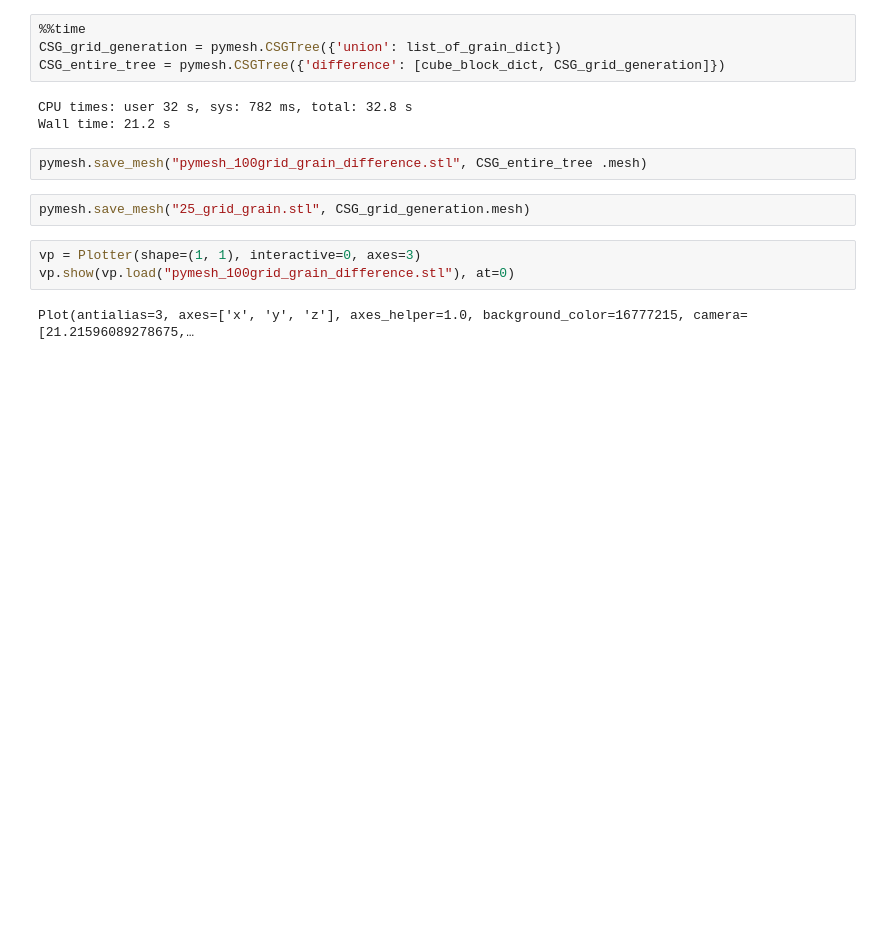
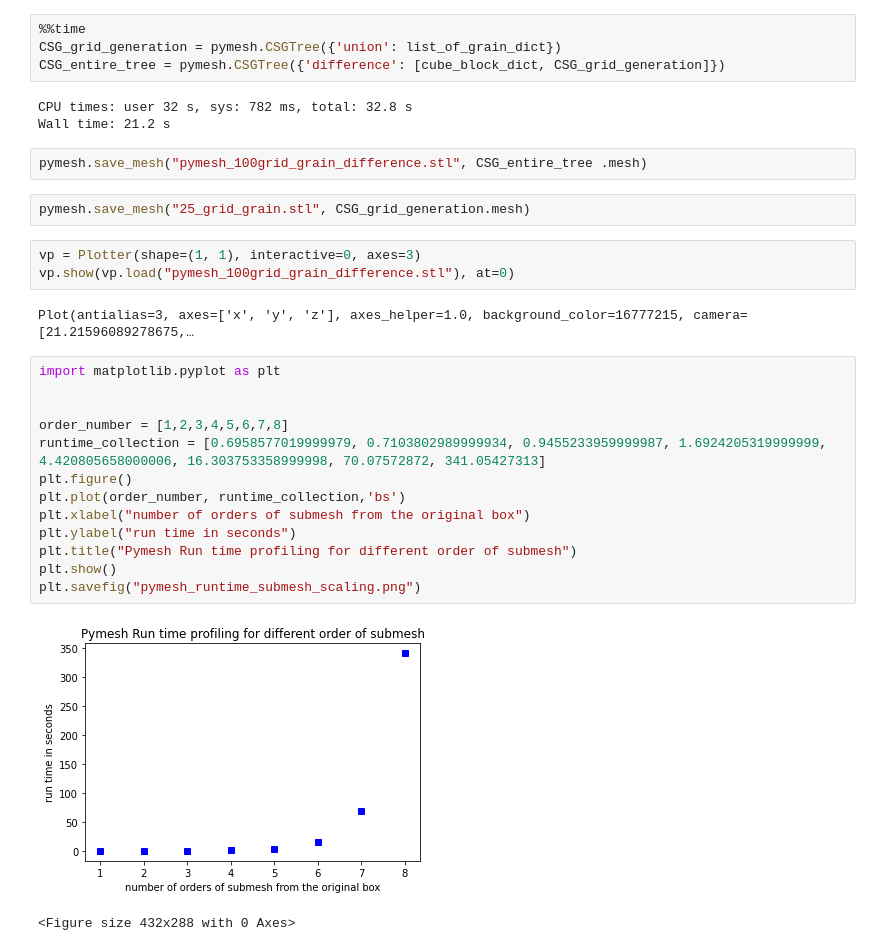
Before and after one commit to Aniwax/iBrus-fuzzy-front-end, a Jupyter notebook: libraries_explorations/Notebook_pymesh_efficiency_test.ipynb, the cells around one changed output. Saved outputs shown, nothing was run; the diff lists cells and outputs as text; blank space fills up the shorter version.

Commit message:
feat: pymesh submeshes test included

```diff
--- a/libraries_explorations/Notebook_pymesh_efficiency_test.ipynb
+++ b/libraries_explorations/Notebook_pymesh_efficiency_test.ipynb
@@ -159,3 +308,19 @@ vp = Plotter(shape=(1, 1), interactive=0, axes=3)
 vp.show(vp.load("pymesh_100grid_grain_difference.stl"), at=0)
 # %% [output]
 Plot(antialias=3, axes=['x', 'y', 'z'], axes_helper=1.0, background_color=16777215, camera=[21.21596089278675,…
+# %%
+import matplotlib.pyplot as plt
+
+
+order_number = [1,2,3,4,5,6,7,8]
+runtime_collection = [0.6958577019999979, 0.7103802989999934, 0.9455233959999987, 1.6924205319999999, 4.420805658000006, 16.303753358999998, 70.07572872, 341.05427313]
+plt.figure()
+plt.plot(order_number, runtime_collection,'bs')
+plt.xlabel("number of orders of submesh from the original box")
+plt.ylabel("run time in seconds")
+plt.title("Pymesh Run time profiling for different order of submesh")
+plt.show()
+plt.savefig("pymesh_runtime_submesh_scaling.png")
+# %% [output]
+[figure, added]
+<Figure size 432x288 with 0 Axes>
```
Also changed, not shown: parts of 26 cells of this notebook, 14 other files.
